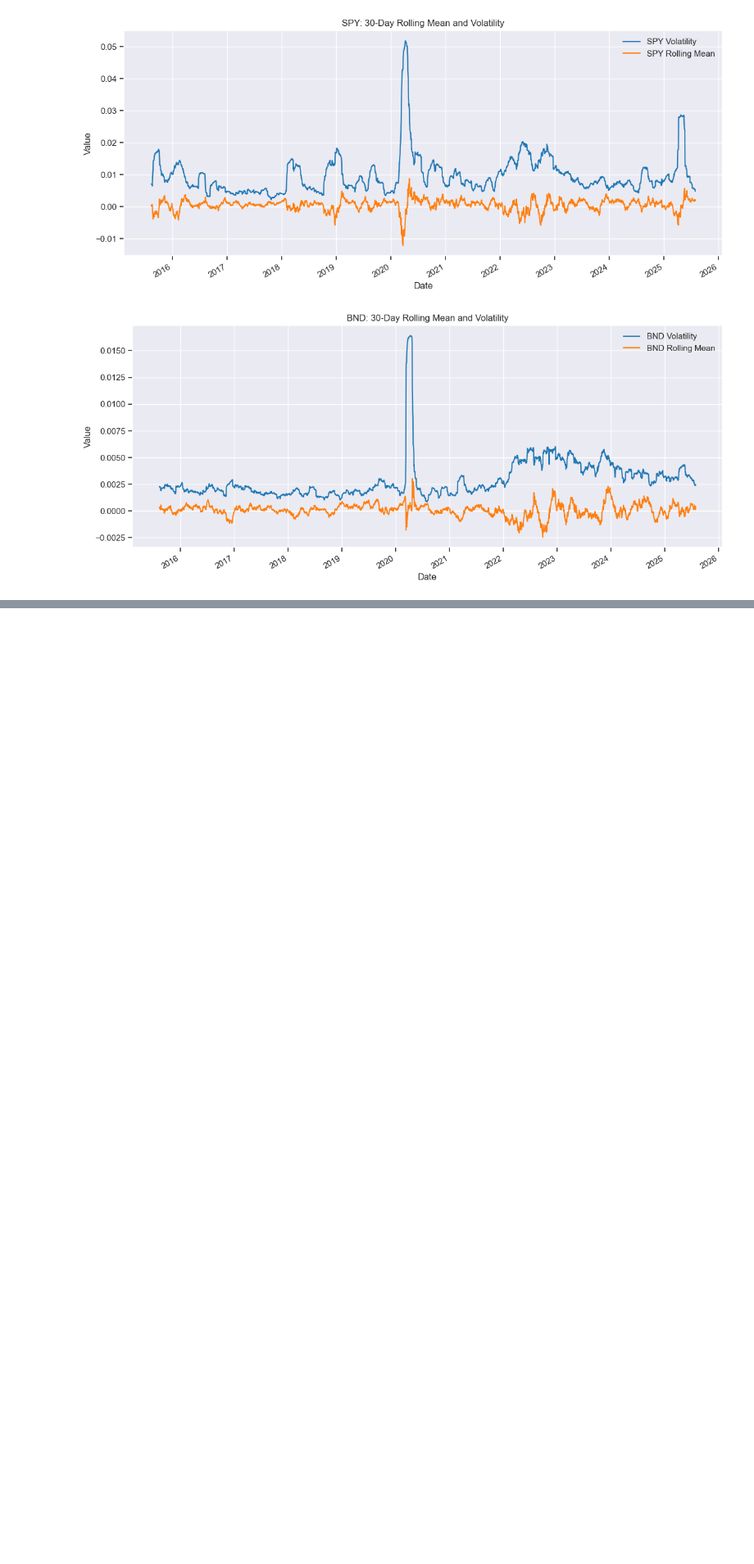
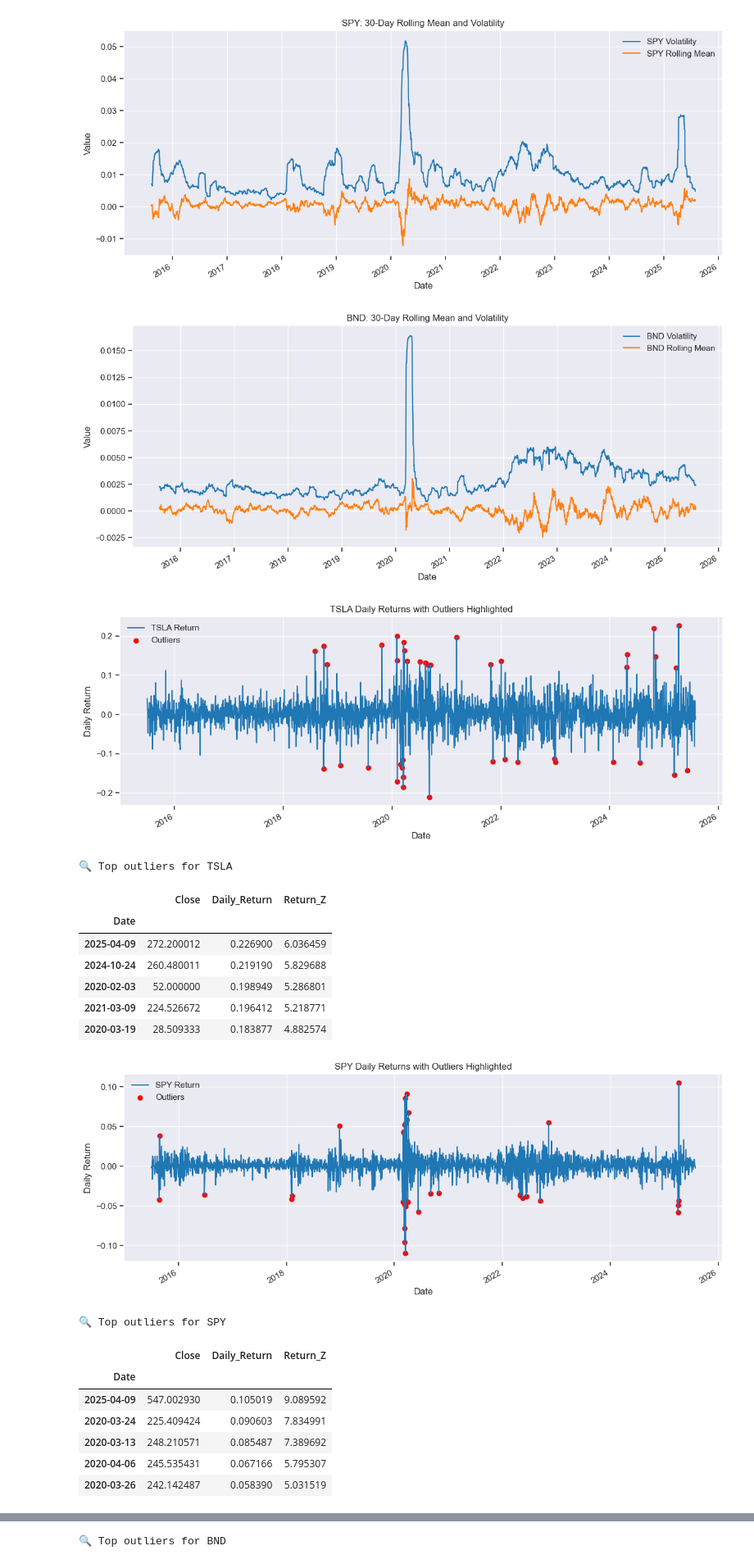
Before and after one commit to Filimon-H/GMF-investment-portfolio-management, a Jupyter notebook: notebooks/EDA.ipynb, the cells around one changed output, grey strips where cells are left out. Shown at 82% size. Saved outputs shown, nothing was run; the diff lists cells and outputs as text; code cells hidden in the pictures; blank space fills up the shorter version.

Commit message:
feat: detect and plot return outliers for all assets

```diff
--- a/notebooks/EDA.ipynb
+++ b/notebooks/EDA.ipynb
@@ -64,3 +64,31 @@ for key in assets:
 [figure]
 [figure]
 [figure]
+# %%
+outliers_dict = {}
+
+for key in assets:
+    outliers = detect_return_outliers(assets[key])
+    outliers_dict[key] = outliers
+    plot_outliers(assets[key], outliers, key)
+    print(f"🔍 Top outliers for {key}")
+    display(outliers[['Close', 'Daily_Return', 'Return_Z']].sort_values(by='Return_Z', ascending=False).head())
+# %% [output]
+[figure, added]
+🔍 Top outliers for TSLA
+|  | Close | Daily_Return | Return_Z |
+| Date |  |  |  |
+| 2025-04-09 | 272.200012 | 0.226900 | 6.036459 |
+| 2024-10-24 | 260.480011 | 0.219190 | 5.829688 |
+| 2020-02-03 | 52.000000 | 0.198949 | 5.286801 |
+| 2021-03-09 | 224.526672 | 0.196412 | 5.218771 |
+| 2020-03-19 | 28.509333 | 0.183877 | 4.882574 |
+[figure, added]
+🔍 Top outliers for SPY
+|  | Close | Daily_Return | Return_Z |
+| Date |  |  |  |
+| 2025-04-09 | 547.002930 | 0.105019 | 9.089592 |
+| 2020-03-24 | 225.409424 | 0.090603 | 7.834991 |
+| 2020-03-13 | 248.210571 | 0.085487 | 7.389692 |
+| 2020-04-06 | 245.535431 | 0.067166 | 5.795307 |
+| 2020-03-26 | 242.142487 | 0.058390 | 5.031519 |
@@ -66,0 +96 @@ for key in assets:
+🔍 Top outliers for BND
```
Also changed, not shown: parts of 1 cell of this notebook.
